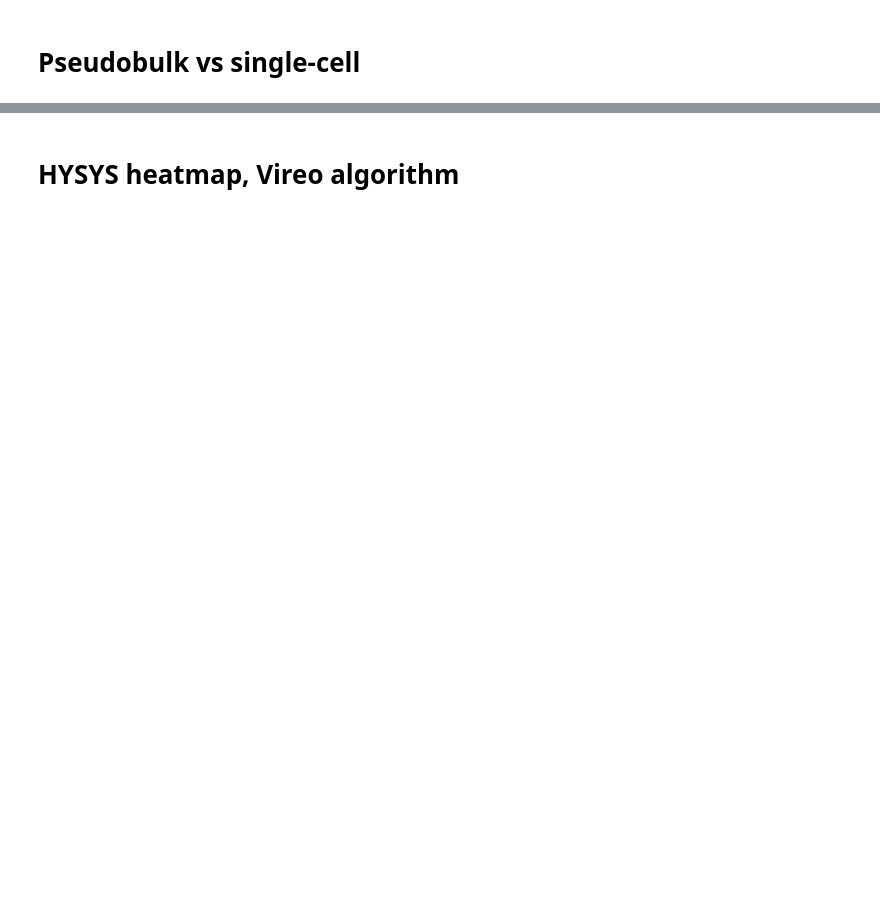
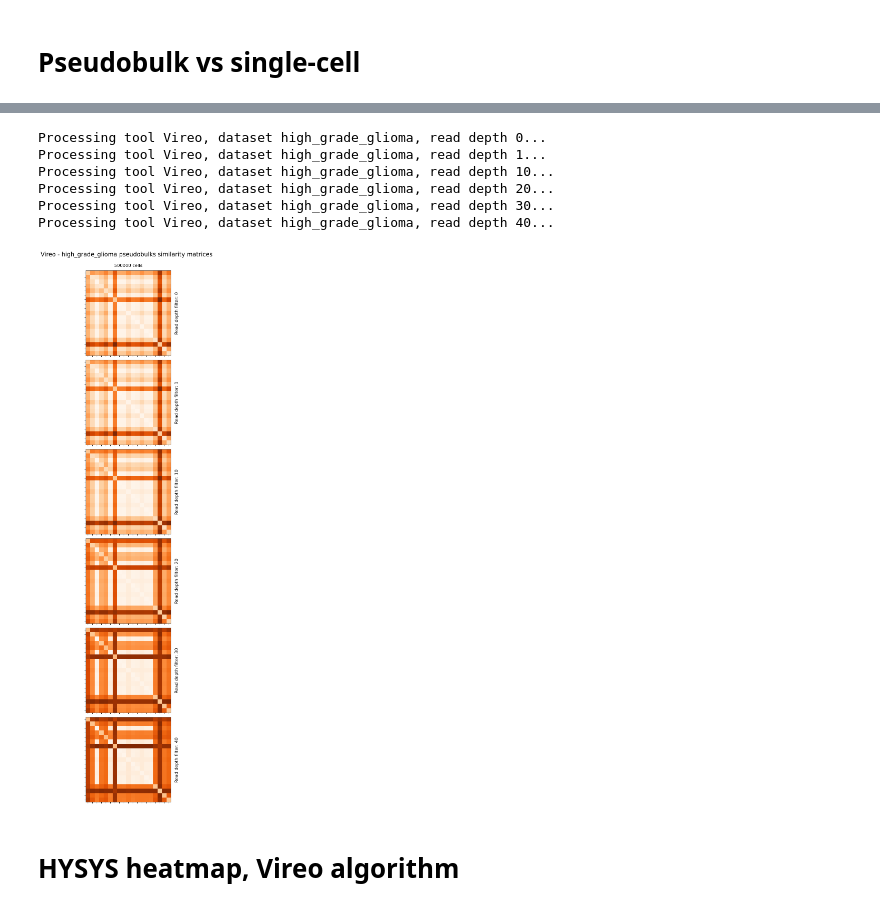
Before and after one commit to emma2207/hgsoc-reconstruction, a Jupyter notebook: sample_id_matching/scripts/experiment/pathological_pseudobulk_experiments.ipynb, the cells around one changed output, grey strips where cells are left out. Saved outputs shown, nothing was run; the diff lists cells and outputs as text; code cells hidden in the pictures; blank space fills up the shorter version.

```diff
--- a/sample_id_matching/scripts/experiment/pathological_pseudobulk_experiments.ipynb
+++ b/sample_id_matching/scripts/experiment/pathological_pseudobulk_experiments.ipynb
@@ -182,2 +300,23 @@ Could not find data for Vireo, real dataset high_grade_glioma, read depth 50.
+# %%
+# Visualize the heatmaps for the pseudobulk vs single cell experiment
+# The tool can be changed to visualize the heatmaps for different tools
+super_plot_heatmaps_pseudobulk(
+    DATA_PATH=DATA_PATH + "pseudobulk_vs_sc/",
+    FIGURES_PATH=FIGURES_PATH,
+    tool="Vireo",
+    dataset="high_grade_glioma",
+    ncells_list=[500000],
+    read_depths=read_depths,
+    experiment="pseudobulk_vs_sc",
+    save_fig=False
+)
+# %% [output]
+Processing tool Vireo, dataset high_grade_glioma, read depth 0...
+Processing tool Vireo, dataset high_grade_glioma, read depth 1...
+Processing tool Vireo, dataset high_grade_glioma, read depth 10...
+Processing tool Vireo, dataset high_grade_glioma, read depth 20...
+Processing tool Vireo, dataset high_grade_glioma, read depth 30...
+Processing tool Vireo, dataset high_grade_glioma, read depth 40...
+[figure, added]
 # %% [markdown]
 # HYSYS heatmap, Vireo algorithm
```
Also changed, not shown: parts of 21 cells of this notebook, 2 other files.
